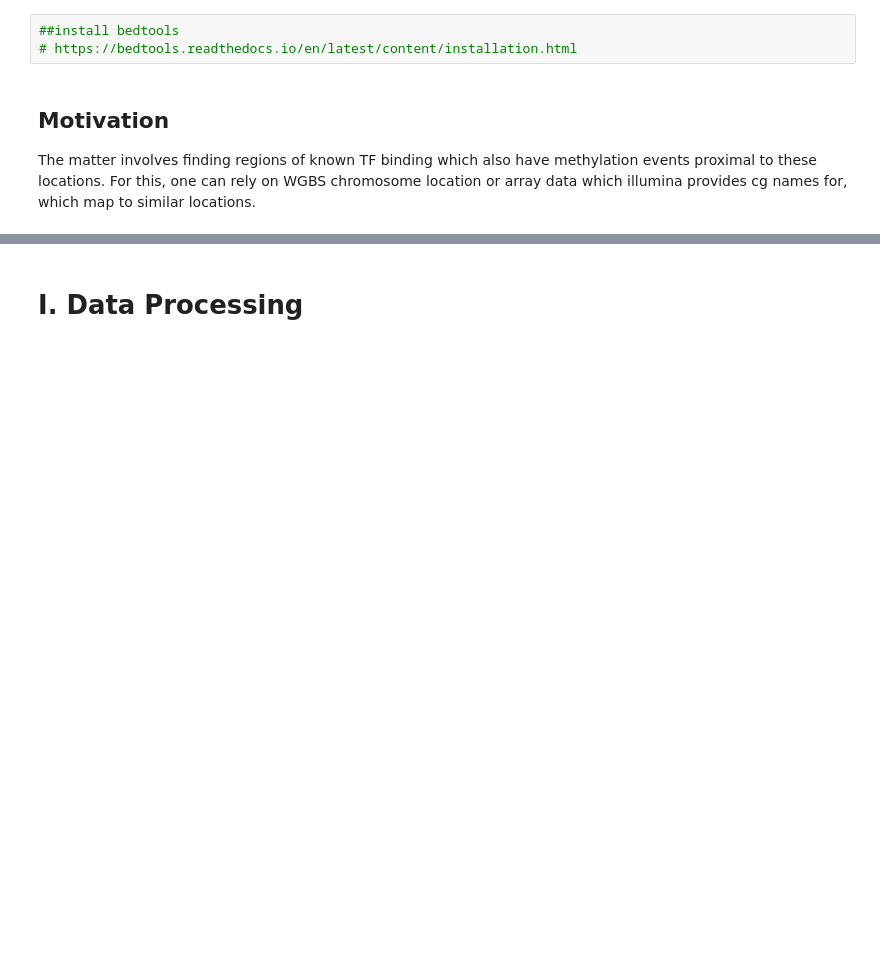
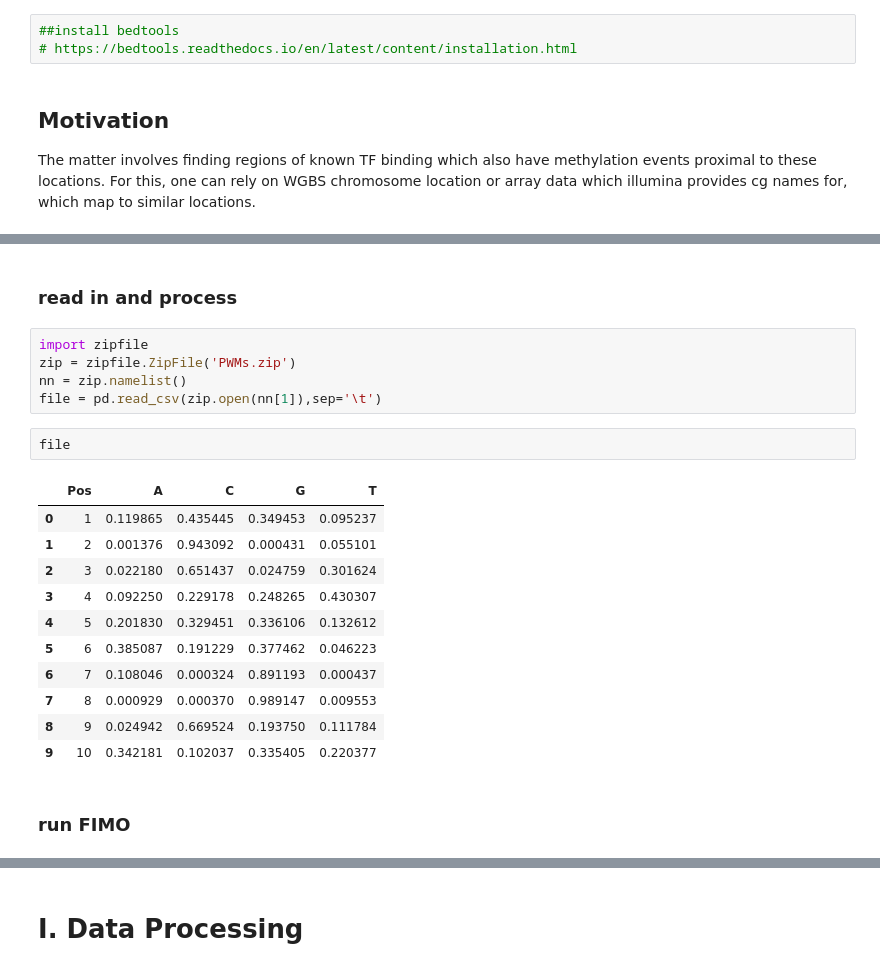
Before and after one commit to dcolinmorgan/MIMB, a Jupyter notebook: Building_a_methylation-informed_GRN.ipynb, the cells around one changed output, grey strips where cells are left out. Drawn from its saved outputs; the diff is of its cells as text; blank space fills up the shorter version.

```diff
--- a/Building_a_methylation-informed_GRN.ipynb
+++ b/Building_a_methylation-informed_GRN.ipynb
@@ -60,0 +91,23 @@ The matter involves finding regions of known TF binding which also have methylat
+# %% [markdown]
+### read in and process
+# %%
+import zipfile
+zip = zipfile.ZipFile('PWMs.zip')
+nn = zip.namelist()
+file = pd.read_csv(zip.open(nn[1]),sep='\t')
+# %%
+file
+# %% [output]
+|  | Pos | A | C | G | T |
+| 0 | 1 | 0.119865 | 0.435445 | 0.349453 | 0.095237 |
+| 1 | 2 | 0.001376 | 0.943092 | 0.000431 | 0.055101 |
+| 2 | 3 | 0.022180 | 0.651437 | 0.024759 | 0.301624 |
+| 3 | 4 | 0.092250 | 0.229178 | 0.248265 | 0.430307 |
+| 4 | 5 | 0.201830 | 0.329451 | 0.336106 | 0.132612 |
+| 5 | 6 | 0.385087 | 0.191229 | 0.377462 | 0.046223 |
+| 6 | 7 | 0.108046 | 0.000324 | 0.891193 | 0.000437 |
+| 7 | 8 | 0.000929 | 0.000370 | 0.989147 | 0.009553 |
+| 8 | 9 | 0.024942 | 0.669524 | 0.193750 | 0.111784 |
+| 9 | 10 | 0.342181 | 0.102037 | 0.335405 | 0.220377 |
+# %% [markdown]
+### run FIMO
```
Also changed, not shown: parts of 24 cells of this notebook.
